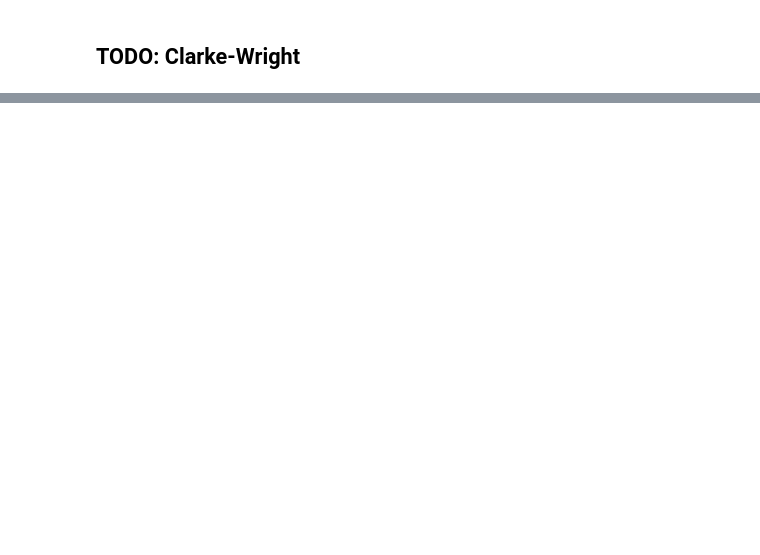
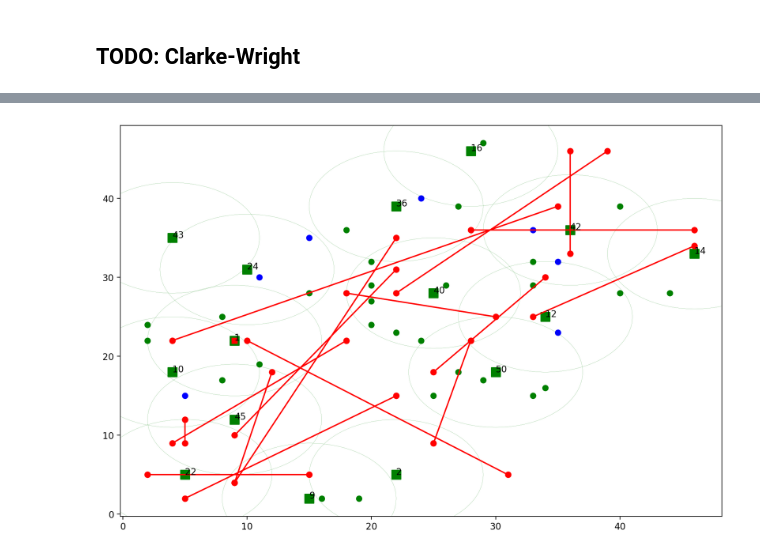
Before and after one commit to andreabosisio/RoboMarkt, a Jupyter notebook: RoboMarkt.ipynb, the cells around one changed output, grey strips where cells are left out. Saved outputs shown, nothing was run; the diff lists cells and outputs as text; code cells hidden in the pictures; blank space fills up the shorter version.

```diff
--- a/RoboMarkt.ipynb
+++ b/RoboMarkt.ipynb
@@ -180,0 +256,4 @@ def findRoutesPassingThrough(s1, s2):
+# %%
+plot.get_figure()
+# %% [output]
+[figure, added]
```
Also changed, not shown: parts of 14 cells of this notebook.
